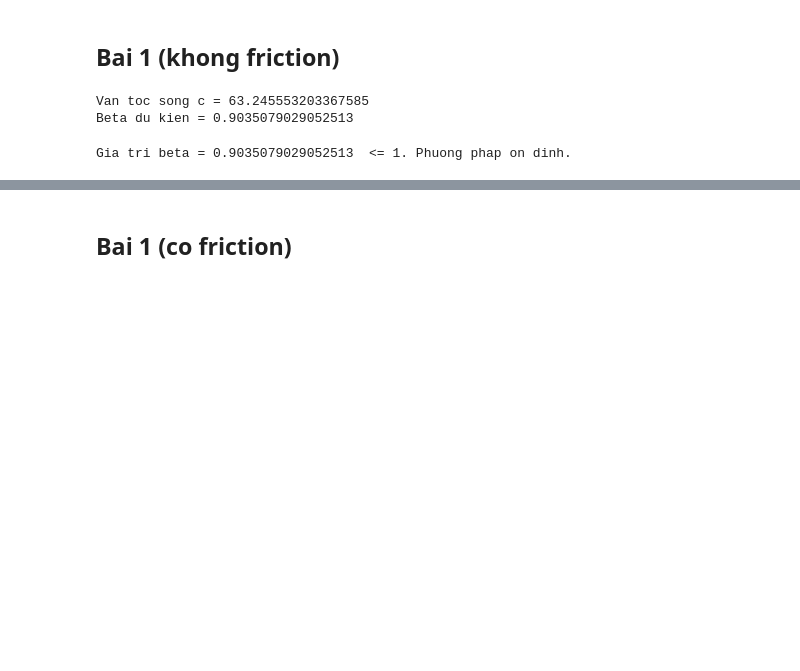
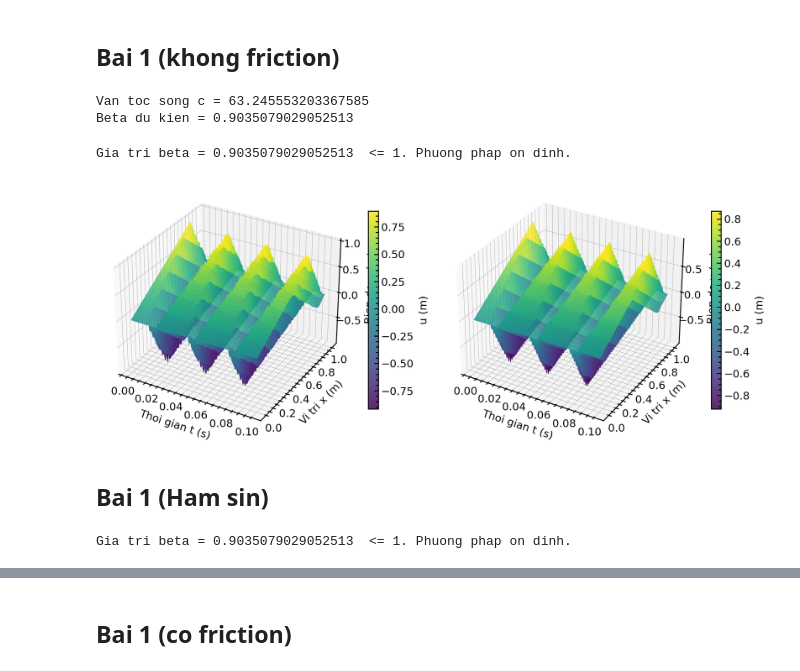
Before and after one commit to nguyentrangiabao05/Personal-Computational-Physics, a Jupyter notebook: BTVN/BTVN8/BTVN8.ipynb, the cells around one changed output, grey strips where cells are left out. Cells and saved outputs as stored; diff of their text form; code cells hidden in the pictures; blank space fills up the shorter version.

```diff
--- a/BTVN/BTVN8/BTVN8.ipynb
+++ b/BTVN/BTVN8/BTVN8.ipynb
@@ -98,3 +98,38 @@ Beta du kien = 0.9035079029052513
 ham_forward_khong_friction(c=c, k=delta_t, h=delta_x, tmax=t_max, L=L, f_x=f_x_bai1, g_x=g_x_bai1, filename="ketqua_bai1")
 # %% [output]
 Gia tri beta = 0.9035079029052513  <= 1. Phuong phap on dinh.
+# %%
+t_063, x_063, u_063 = np.loadtxt("ketqua_bai1_beta_0.63.txt", comments='#', unpack=True, usecols=(2, 3, 4))
+t_090, x_090, u_090 = np.loadtxt("ketqua_bai1_beta_0.90.txt", comments='#', unpack=True, usecols=(2, 3, 4))
+# %%
+def ve_3d(t_flat, x_flat, u_flat, beta, ax):
+    x_vals = np.unique(x_flat)
+    t_vals = np.unique(t_flat)
+    nx = len(x_vals)
+    nt = len(t_vals)
+
+    T = t_flat.reshape(nt, nx)
+    X = x_flat.reshape(nt, nx)
+    U = u_flat.reshape(nt, nx)
+
+    surf = ax.plot_surface(T, X, U, cmap='viridis', alpha=0.85)
+    ax.set_xlabel('Thoi gian t (s)', labelpad=20)
+    ax.set_ylabel('Vi tri x (m)', labelpad=20)
+    ax.set_zlabel('Bien do u (m)', labelpad=20)
+    return surf
+# %%
+fig, (ax1, ax2) = plt.subplots(1, 2, subplot_kw={'projection': '3d'}, figsize=(20, 12))
+
+surf1 = ve_3d(t_063, x_063, u_063, beta=0.63, ax=ax1)
+surf2 = ve_3d(t_090, x_090, u_090, beta=0.90, ax=ax2)
+
+fig.colorbar(surf1, ax=ax1, shrink=0.5, label='u (m)')
+fig.colorbar(surf2, ax=ax2, shrink=0.5, label='u (m)')
+
+plt.tight_layout()
+plt.savefig("wave_3d.pdf")
+plt.show()
+# %% [output]
+[figure, added]
+# %% [markdown]
+## Bai 1 (Ham sin)
@@ -100,0 +141,4 @@ Gia tri beta = 0.9035079029052513  <= 1. Phuong phap on dinh.
+# %%
+ham_forward_khong_friction(c=c, k=delta_t, h=delta_x, tmax=t_max, L=L, f_x=f_x_bai1_ham_sin, g_x=g_x_bai1_ham_sin, filename="ketqua_bai1_hamsin")
+# %% [output]
+Gia tri beta = 0.9035079029052513  <= 1. Phuong phap on dinh.
```
Also changed, not shown: parts of 5 cells of this notebook, 11 other files.
